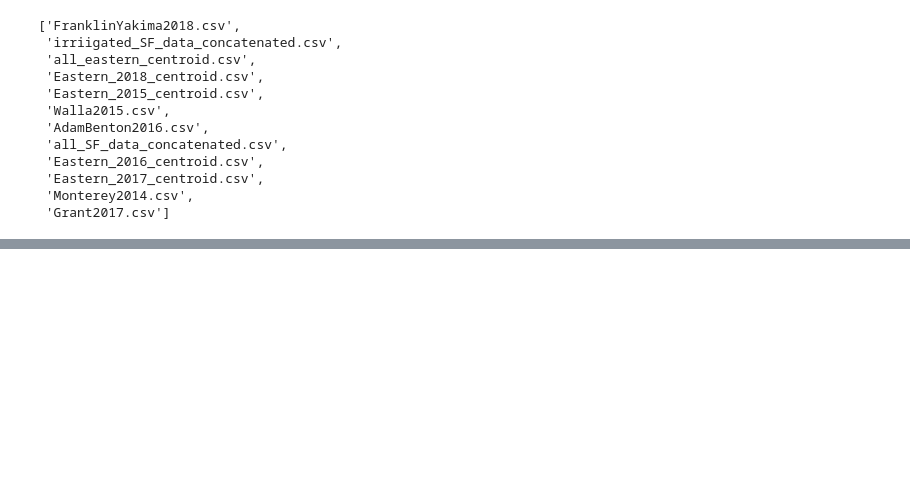
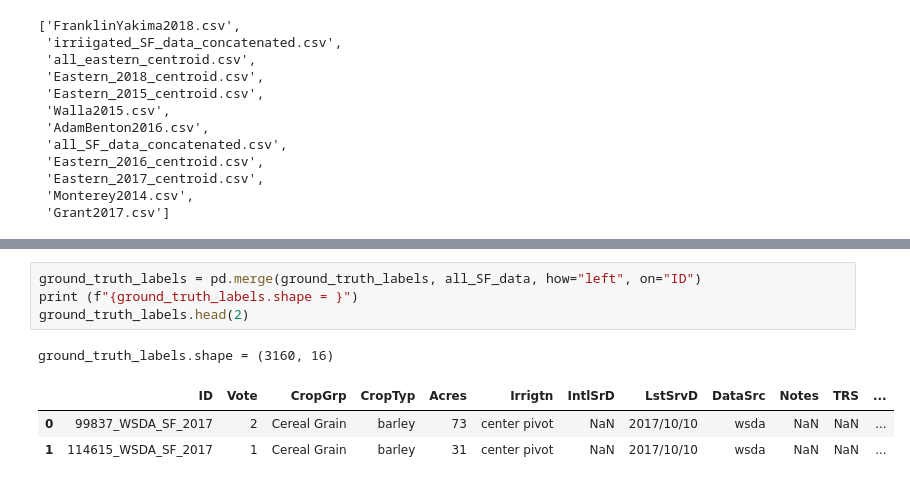
Before and after one commit to HNoorazar/Ag_Others, a Jupyter notebook: Amin/never_ending_pain/inclusion.ipynb, the cells around one changed output, grey strips where cells are left out. Cells and saved outputs as stored; diff of their text form; blank space fills up the shorter version.

```diff
--- a/Amin/never_ending_pain/inclusion.ipynb
+++ b/Amin/never_ending_pain/inclusion.ipynb
@@ -130,0 +143,9 @@ len(list(irriigated_SF_data_concatenated.CropTyp.unique()))
+# %%
+ground_truth_labels = pd.merge(ground_truth_labels, all_SF_data, how="left", on="ID")
+print (f"{ground_truth_labels.shape = }")
+ground_truth_labels.head(2)
+# %% [output]
+ground_truth_labels.shape = (3160, 16)
+|  | ID | Vote | CropGrp | CropTyp | Acres | Irrigtn | IntlSrD | LstSrvD | DataSrc | Notes | TRS | ... |
+| 0 | 99837_WSDA_SF_2017 | 2 | Cereal Grain | barley | 73 | center pivot | NaN | 2017/10/10 | wsda | NaN | NaN | ... |
+| 1 | 114615_WSDA_SF_2017 | 1 | Cereal Grain | barley | 31 | center pivot | NaN | 2017/10/10 | wsda | NaN | NaN | ... |
```
Also changed, not shown: parts of 34 cells of this notebook, 1 other file.
